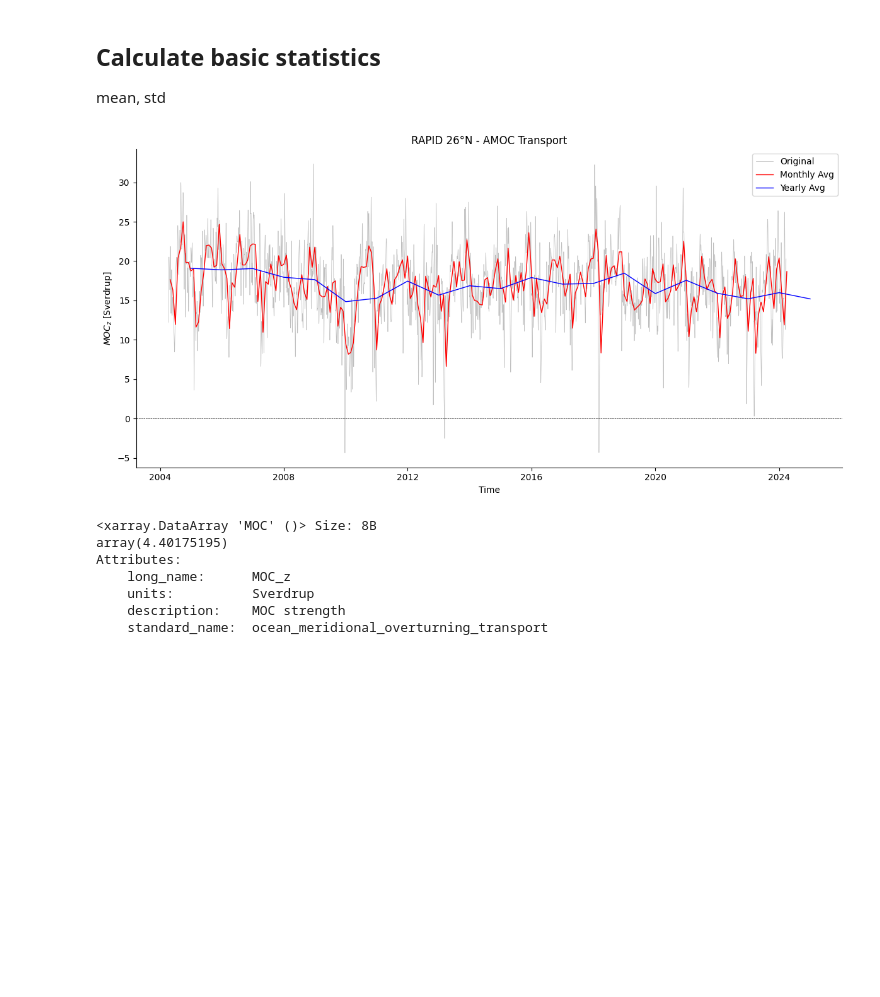
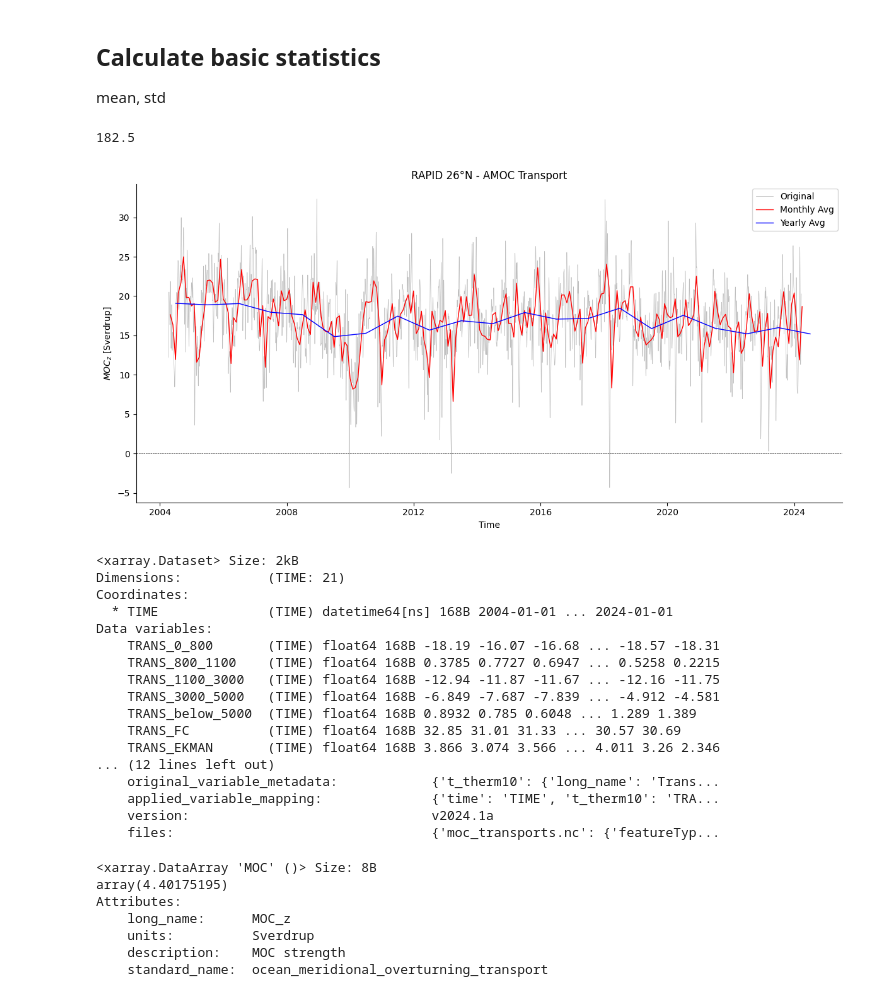
Before and after one commit to stine-fohrmann/data-analysis-assignment1, a Jupyter notebook: notebooks/ex1.ipynb, the cells around one changed output. Saved outputs shown, nothing was run; the diff lists cells and outputs as text; code cells hidden in the pictures; blank space fills up the shorter version.

```diff
--- a/notebooks/ex1.ipynb
+++ b/notebooks/ex1.ipynb
@@ -41,33 +58,62 @@ fig, ax
 ## Calculate basic statistics
 
 mean, std
+# %%
+365/2
+# %% [output]
+182.5
 # %%
 import matplotlib.pyplot as plt
 
 var = 'MOC'
 
 # Calculate mean
-ds_yearly = ds.resample(TIME="YE").mean()
+ds_yearly = ds.resample(TIME="YS").mean()   # year start
+# ds_yearly = ds.resample(TIME="YE").mean()   # year end
+# ds_yearly = ds.resample(TIME="Y").mean()   # year
+
+ds_yearly.TIME + pd.Timedelta('182.5day')
+
 
 # Plot original data and monthly averages
 fig, ax = plotting.plot_monthly_transport(ds, 'MOC')
 
 # Plot yearly averages
 ax.plot(
-    ds_yearly.TIME,
+    # ds_yearly.TIME,
+    ds_yearly.TIME + pd.Timedelta('182.5day'),
     ds_yearly[var],
     color="blue",
     linewidth=1.0,
     label="Yearly Avg",
 )
 
 # Fig settings
 ax.set_ylabel(r'$MOC_z$ [Sverdrup]')
 ax.legend()
 
 plt.show()
+
+print(ds_yearly)
 # %% [output]
-[figure, old version]
+[figure, new version]
+<xarray.Dataset> Size: 2kB
+Dimensions:           (TIME: 21)
+Coordinates:
+  * TIME              (TIME) datetime64[ns] 168B 2004-01-01 ... 2024-01-01
+Data variables:
+    TRANS_0_800       (TIME) float64 168B -18.19 -16.07 -16.68 ... -18.57 -18.31
+    TRANS_800_1100    (TIME) float64 168B 0.3785 0.7727 0.6947 ... 0.5258 0.2215
+    TRANS_1100_3000   (TIME) float64 168B -12.94 -11.87 -11.67 ... -12.16 -11.75
+    TRANS_3000_5000   (TIME) float64 168B -6.849 -7.687 -7.839 ... -4.912 -4.581
+    TRANS_below_5000  (TIME) float64 168B 0.8932 0.785 0.6048 ... 1.289 1.389
+    TRANS_FC          (TIME) float64 168B 32.85 31.01 31.33 ... 30.57 30.69
+    TRANS_EKMAN       (TIME) float64 168B 3.866 3.074 3.566 ... 4.011 3.26 2.346
+... (12 lines left out)
+    original_variable_metadata:            {'t_therm10': {'long_name': 'Trans...
+    applied_variable_mapping:              {'time': 'TIME', 't_therm10': 'TRA...
+    version:                               v2024.1a
+    files:                                 {'moc_transports.nc': {'featureTyp...
 # %%
 # Calculate standard deviation
 std_MOC = ds['MOC'].std()
```
Also changed, not shown: parts of 2 cells of this notebook, 1 other file.
